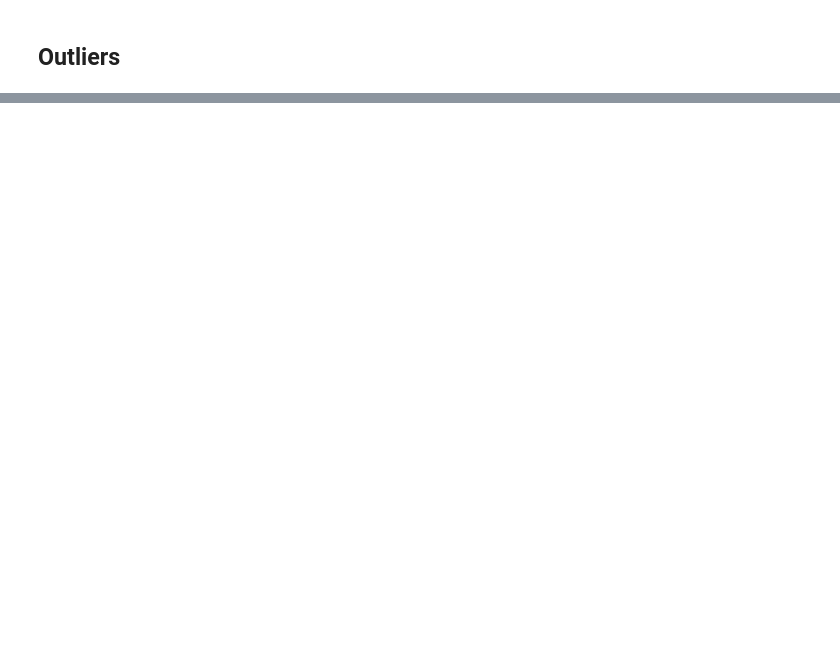
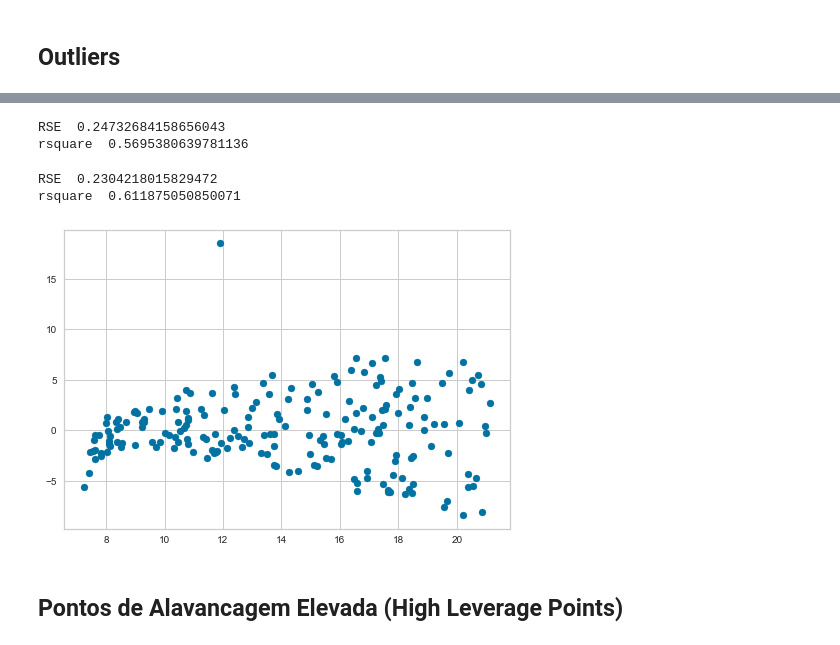
Before and after one commit to caioba1110/introduction_statistical_learning, a Jupyter notebook: chapter_3_problems.ipynb, the cells around one changed output, grey strips where cells are left out. Saved outputs shown, nothing was run; the diff lists cells and outputs as text; code cells hidden in the pictures; blank space fills up the shorter version.

```diff
--- a/chapter_3_problems.ipynb
+++ b/chapter_3_problems.ipynb
@@ -78,0 +87,5 @@ visualizer.show()                 # Finalize and render the figure
+# %%
+X = df_advertising[['TV', "Radio"]].values
+len(X)
+y = df_advertising[['Sales']].values
+len(y)
@@ -78,0 +94,16 @@ visualizer.show()                 # Finalize and render the figure
+# %%
+X_normal= X
+X_outlier=np.insert(X,0,100).reshape(-1, 1)
+
+y_normal=y.reshape(-1, 1)
+y_outlier=np.insert(y,0,30.4).reshape(-1, 1)
+# %%
+# X_outlier, X_test, y_outlier, y_test = train_test_split(X_outlier, y_outlier, train_size=0.5, random_state=1)
+model_outlier = LinearRegression().fit(X_outlier, y_outlier)
+y_pred_outlier = model_outlier.predict(X_outlier)
+residuo_outlier = y_outlier - y_pred_outlier
+
+# X_train, X_test, y_train, y_test = train_test_split(X, y, train_size=0.5, random_state=1)
+model_normal = LinearRegression().fit(X_normal, y_normal)
+y_pred = model_normal.predict(X_normal)
+residuo = y_normal - y_pred
@@ -78,0 +129,28 @@ visualizer.show()                 # Finalize and render the figure
+# %%
+mse = mean_squared_error(y_outlier,y_pred_outlier)
+rse = math.sqrt(mse/(len(y_outlier)-2))
+rsquare=r2_score(y_outlier, y_pred_outlier)
+
+print('RSE ', rse)
+print('rsquare ', rsquare)
+# %% [output]
+RSE  0.24732684158656043
+rsquare  0.5695380639781136
+# %%
+mse = mean_squared_error(y_normal,y_pred)
+rse = math.sqrt(mse/(len(y_normal)-2))
+rsquare=r2_score(y, y_pred)
+
+print('RSE ', rse)
+print('rsquare ', rsquare)
+# %% [output]
+RSE  0.2304218015829472
+rsquare  0.611875050850071
+# %%
+plt.scatter(y_pred_outlier, residuo_outlier, color ='b')
+
+plt.show()
+# %% [output]
+[figure, added]
+# %% [markdown]
+## Pontos de Alavancagem Elevada (High Leverage Points)
```
Also changed, not shown: parts of 21 cells of this notebook, 1 other file.
